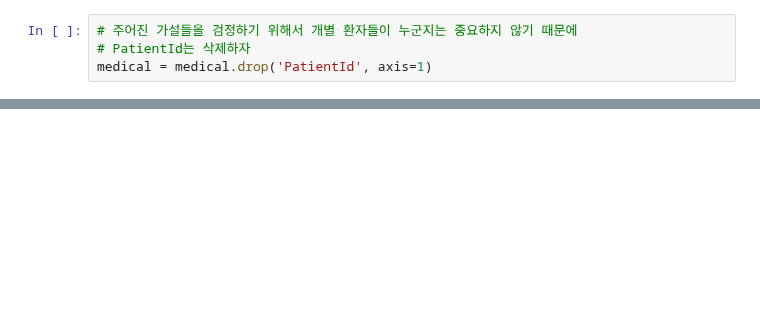
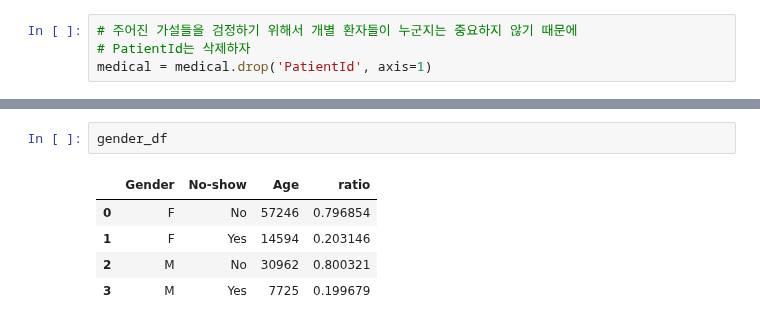
Before and after one commit to young-hun-jo/DataAnalysis, a Jupyter notebook: medical_appointment/analysis_myself.ipynb, the cells around one changed output, grey strips where cells are left out. Saved outputs shown, nothing was run; the diff lists cells and outputs as text; blank space fills up the shorter version.

```diff
--- a/medical_appointment/analysis_myself.ipynb
+++ b/medical_appointment/analysis_myself.ipynb
@@ -120,0 +174,8 @@ medical = medical.drop('PatientId', axis=1)
+# %%
+gender_df
+# %% [output]
+|  | Gender | No-show | Age | ratio |
+| 0 | F | No | 57246 | 0.796854 |
+| 1 | F | Yes | 14594 | 0.203146 |
+| 2 | M | No | 30962 | 0.800321 |
+| 3 | M | Yes | 7725 | 0.199679 |
```
Also changed, not shown: parts of 16 cells of this notebook.
